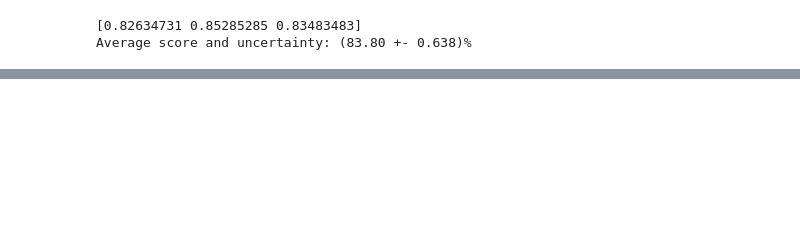
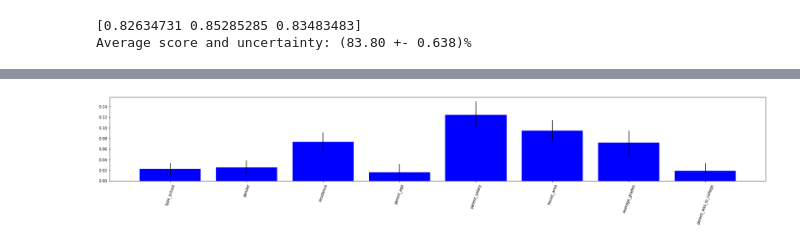
Before and after one commit to jonathanho168/haii-final-project, a Jupyter notebook: predicting_student_enrollment_college.ipynb, the cells around one changed output, grey strips where cells are left out. Drawn from its saved outputs; the diff is of its cells as text; code cells hidden in the pictures; blank space fills up the shorter version.

```diff
--- a/predicting_student_enrollment_college.ipynb
+++ b/predicting_student_enrollment_college.ipynb
@@ -340,0 +378,21 @@ SVM model had highest accuracy and f1 score
+# %%
+# K-Nearest Neighbors
+
+from sklearn.inspection import permutation_importance
+
+result = permutation_importance(kn, X_test, y_test, n_repeats=10, random_state=42, n_jobs=2)
+
+m = []
+n = []
+
+for i,j in enumerate(result.importances_mean):
+    m.append(df.columns[i])
+    n.append(j)
+
+plt.figure(figsize=(25, 5))
+plt.bar(x=m,height=n, yerr=result.importances_std)
+plt.xticks(rotation=70)
+plt.tight_layout()
+plt.show()
+# %% [output]
+[figure, added]
```
Also changed, not shown: parts of 38 cells of this notebook, 2 other files.
